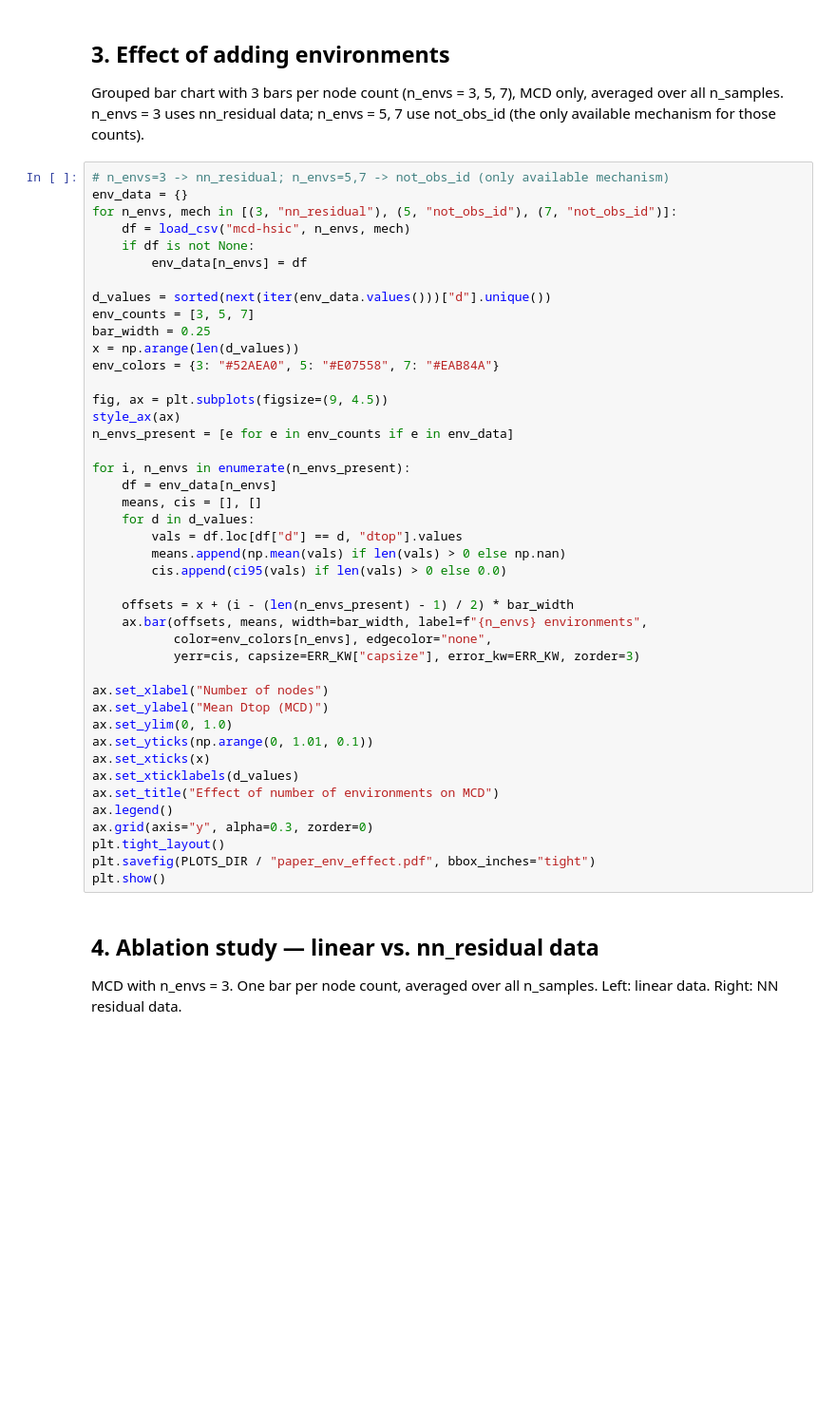
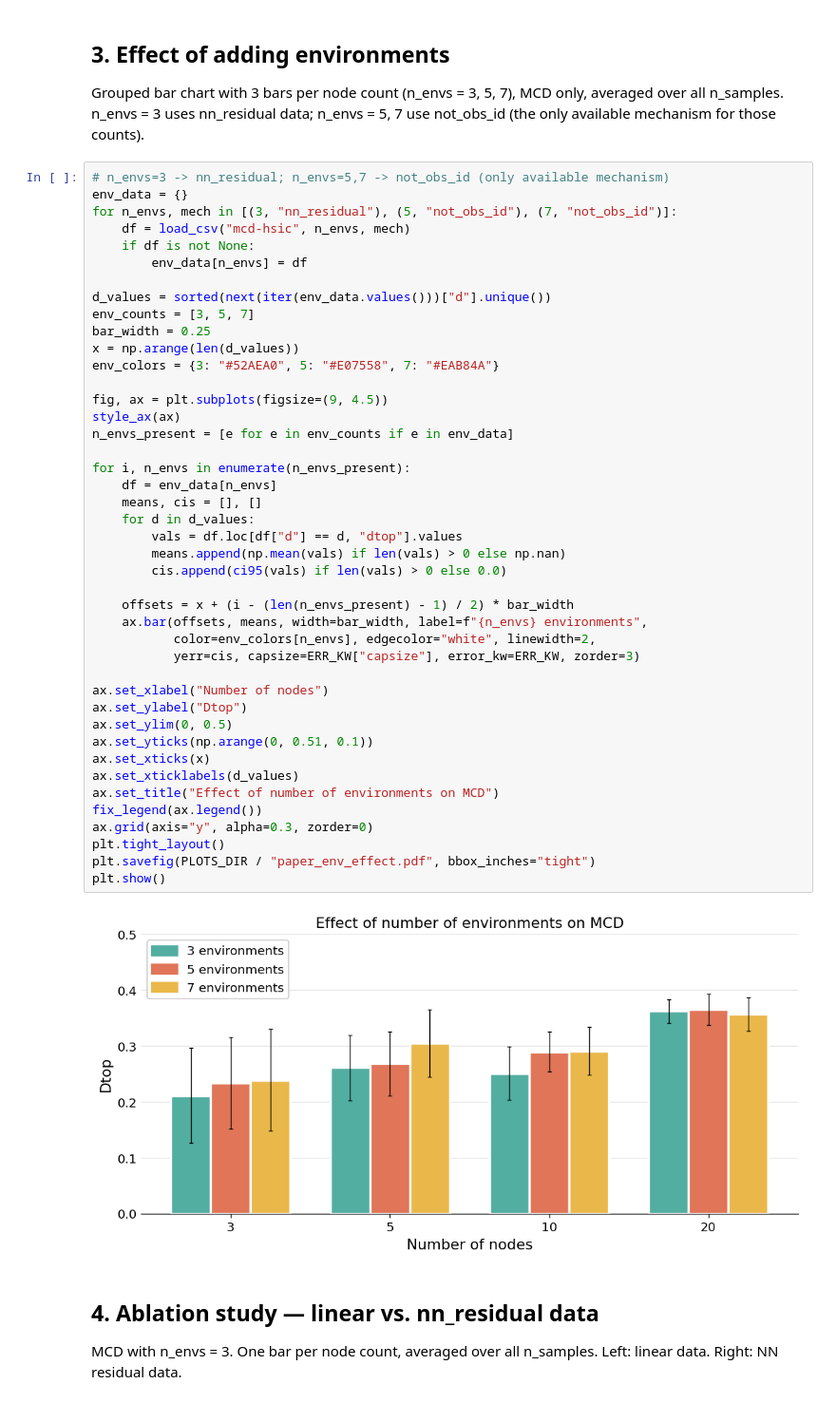
Before and after one commit to francescomontagna/mcd, a Jupyter notebook: paper_plots.ipynb, the cells around one changed output. Shown at 95% size. Cells and saved outputs as stored; diff of their text form; blank space fills up the shorter version.

```diff
--- a/paper_plots.ipynb
+++ b/paper_plots.ipynb
@@ -170,38 +273,40 @@ for n_envs, mech in [(3, "nn_residual"), (5, "not_obs_id"), (7, "not_obs_id")]:
 d_values = sorted(next(iter(env_data.values()))["d"].unique())
 env_counts = [3, 5, 7]
 bar_width = 0.25
 x = np.arange(len(d_values))
 env_colors = {3: "#52AEA0", 5: "#E07558", 7: "#EAB84A"}
 
 fig, ax = plt.subplots(figsize=(9, 4.5))
 style_ax(ax)
 n_envs_present = [e for e in env_counts if e in env_data]
 
 for i, n_envs in enumerate(n_envs_present):
     df = env_data[n_envs]
     means, cis = [], []
     for d in d_values:
         vals = df.loc[df["d"] == d, "dtop"].values
         means.append(np.mean(vals) if len(vals) > 0 else np.nan)
         cis.append(ci95(vals) if len(vals) > 0 else 0.0)
 
     offsets = x + (i - (len(n_envs_present) - 1) / 2) * bar_width
     ax.bar(offsets, means, width=bar_width, label=f"{n_envs} environments",
-           color=env_colors[n_envs], edgecolor="none",
+           color=env_colors[n_envs], edgecolor="white", linewidth=2,
            yerr=cis, capsize=ERR_KW["capsize"], error_kw=ERR_KW, zorder=3)
 
 ax.set_xlabel("Number of nodes")
-ax.set_ylabel("Mean Dtop (MCD)")
-ax.set_ylim(0, 1.0)
-ax.set_yticks(np.arange(0, 1.01, 0.1))
+ax.set_ylabel("Dtop")
+ax.set_ylim(0, 0.5)
+ax.set_yticks(np.arange(0, 0.51, 0.1))
 ax.set_xticks(x)
 ax.set_xticklabels(d_values)
 ax.set_title("Effect of number of environments on MCD")
-ax.legend()
+fix_legend(ax.legend())
 ax.grid(axis="y", alpha=0.3, zorder=0)
 plt.tight_layout()
 plt.savefig(PLOTS_DIR / "paper_env_effect.pdf", bbox_inches="tight")
 plt.show()
+# %% [output]
+[figure, added]
 # %% [markdown]
 ## 4. Ablation study — linear vs. nn_residual data
 
```
Also changed, not shown: parts of 5 cells of this notebook.
